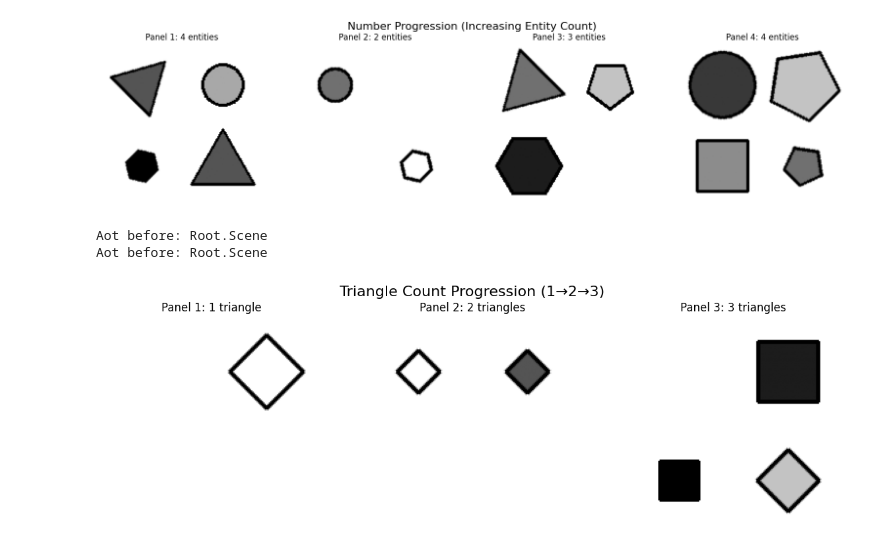
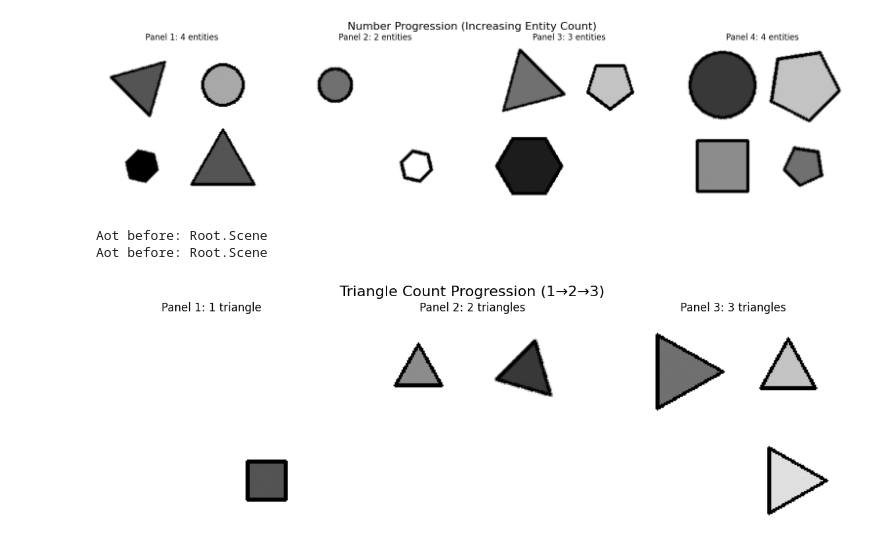
Before and after one commit to andylee024/raven-cvpr, a Jupyter notebook: notebooks/visualize_notebook.ipynb, the cells around one changed output. Drawn from its saved outputs; the diff is of its cells as text; code cells hidden in the pictures.

```diff
--- a/notebooks/visualize_notebook.ipynb
+++ b/notebooks/visualize_notebook.ipynb
@@ -173,0 +211,36 @@ visualize_tree()
+# %%
+def build_four_shape_panel():
+    # Build a center_single tree
+    tree = build_distribute_four()
+
+    # Make sure it's properly set up for rendering
+    tree.is_pg = True
+
+    # Access the nodes of the trees
+    print("Total structures: ", len(tree.children))
+    structure = tree.children[0]  # First child of root is Structure
+
+    print("Total components: ", len(structure.children))
+    component = structure.children[0]
+
+    print("Total layouts: ", len(component.children))
+    layout = component.children[0]
+
+    # Handle 4 positions
+    layout.number.value_level = 3 # 4 entities (0-index)
+    layout.position.sample(4)
+
+    # Get positions
+    position_values = layout.position.get_value()
+    print("Total Position values: ", len(position_values))
+
+    # Build 4 entities
+    for i in range(4):
+        position_value = position_values[i]
+        layout_entity_constraint = layout.entity_constraint
+        entity = build_single_entity(position_value, layout_entity_constraint)
+        layout.insert(entity)
+
+    return tree
+
+panel = build_four_shape_panel()
@@ -692,6 +770,8 @@ def triangle_count_progression():
     # Set to 1 entity
     layout.number.value_level = 0  # 0 = 1 entity
     layout.position.sample(1)
+    # After initializing the first panel, set uniformity to True
+    layout.uniformity.value_level = 1  # 1 = True, 0 = False
 
     # Make sure it's a triangle
     for entity in layout.children:
@@ -706,32 +786,32 @@ def triangle_count_progression():
 
     # 6. Make sure all entities are triangles
     # (Since the rule might generate new entities with random types)
     for panel in [panel2, panel3]:
         layout = panel.children[0].children[0].children[0]
         for entity in layout.children:
-            entity.type.value_level = 2  # Triangle
+            entity.type.value_level = 1  # Triangle
 
     # 7. Visualize the progression
     fig, axs = plt.subplots(1, 3, figsize=(12, 4))
 
     panels = [panel1, panel2, panel3]
     for i, panel in enumerate(panels):
         # Render the panel
         panel_img = render_panel(panel)
         axs[i].imshow(panel_img, cmap='gray')
         axs[i].axis('off')
 
         # Count entities
         num_entities = len(panel.children[0].children[0].children[0].children)
         axs[i].set_title(f"Panel {i+1}: {num_entities} triangle{'s' if num_entities > 1 else ''}", fontsize=12)
 
     plt.suptitle("Triangle Count Progression (1→2→3)", fontsize=16)
     plt.tight_layout()
     plt.show()
 
 # Run the example
 triangle_count_progression()
 # %% [output]
 Aot before: Root.Scene
 Aot before: Root.Scene
-[figure, old version]
+[figure, new version]
```
Also changed, not shown: parts of 5 cells of this notebook.
